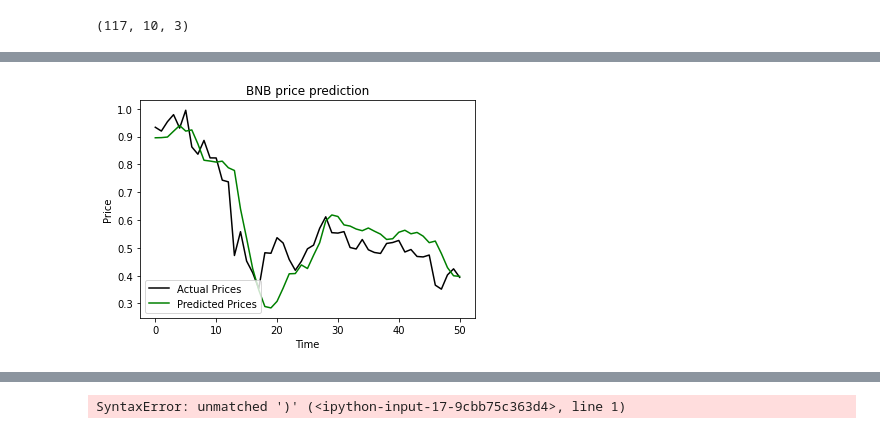
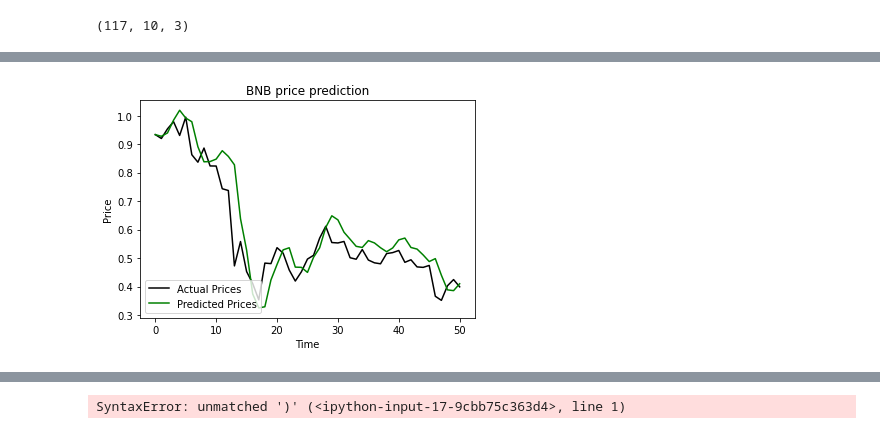
Before and after one commit to akhil14shukla/Crypto-Prediction, a Jupyter notebook: Crypto_2.ipynb, the cells around one changed output, grey strips where cells are left out. Cells and saved outputs as stored; diff of their text form; code cells hidden in the pictures.

Commit message:
Improving the model, tried 500 units, significant performance increase

```diff
--- a/Crypto_2.ipynb
+++ b/Crypto_2.ipynb
@@ -67,13 +67,13 @@ def rmse(y_true, y_pred):
 	return backend.sqrt(backend.mean(backend.square(y_pred - y_true), axis=-1))
 # %%
 #creating neural netowrk
-model = Sequential()
-model.add(LSTM(units=100, return_sequences=True, input_shape=(x_train.shape[1],x_train.shape[2])))
+model = Sequential()                # could make units 50, for better prediction
+model.add(LSTM(units=50, return_sequences=True, input_shape=(x_train.shape[1],x_train.shape[2]) ))
 # model.add(Dropout(0.2))
-model.add(LSTM(units=100,return_sequences=True))
+model.add(LSTM(units=50,return_sequences=True))
 # model.add(Dropout(0.2))
-model.add(LSTM(units=100,return_sequences=True))
-model.add(LSTM(units=100))
+model.add(LSTM(units=50,return_sequences=True))
+model.add(LSTM(units=50))
 # model.add(Dropout(0.2))
 
 model.add(Dense(units=1))
@@ -107,35 +107,35 @@ test_data = web.DataReader(f'{crypto_currency}-{against_currency}','yahoo', test
 final_test = pd.DataFrame()
 final_test['Close_Open'] = test_data['Close'] - test_data['Open']
 final_test['High_Low'] = test_data['High'] - test_data['Low']
 final_test['Close'] = test_data['Close']
 
 total_dataset = pd.concat((final_data,final_test),axis=0)
 model_inputs = total_dataset[len(total_dataset) - len(test_data)-prediction_days:]
 # model_inputs=difference(np.log10((model_inputs))).to_numpy()
 # model_inputs = model_inputs
 model_inputs = scaler.transform(model_inputs)
 actual_prices = (model_inputs[prediction_days:,2])#difference(np.log10((test_data['Close']))).to_numpy()
 
 
 
 x_test = []
 for x in range(prediction_days, len(model_inputs)):
     x_test.append(model_inputs[x-prediction_days:x])
 x_test = np.array(x_test)
 # x_test = np.reshape(x_test, (x_test.shape[0], x_test.shape[1],1))
 
-prediction_prices = model.predict(x_test, ba)
+prediction_prices = model.predict(x_test)
 # prediction_prices = scaler.inverse_transform(prediction_prices)
 # prediction_prices = scaler.inverse_transform(prediction_prices)
 plt.plot(actual_prices,color='black', label='Actual Prices')
 plt.plot(prediction_prices, color='green', label='Predicted Prices')
 plt.title(f'{crypto_currency} price prediction')
 plt.xlabel('Time')
 plt.ylabel('Price')
 plt.legend(loc='lower left')
 plt.show()
 # %% [output]
-[figure, old version]
+[figure, new version]
 # %%
 # # Predict Next Day
 # real_data = [model_inputs[len(model_inputs) +1 - prediction_days: len(model_inputs) + 1,0]]
```
Also changed, not shown: parts of 2 cells of this notebook.
